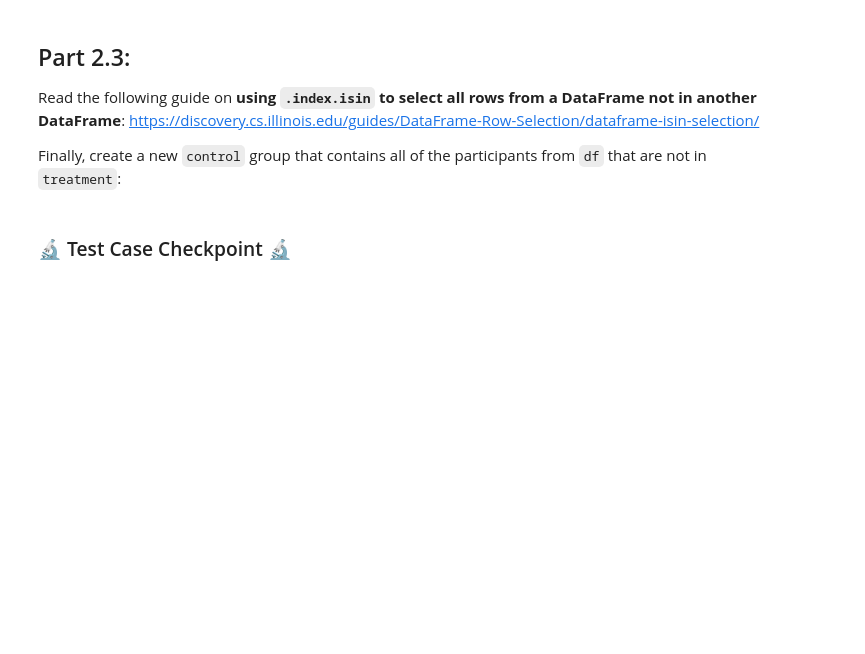
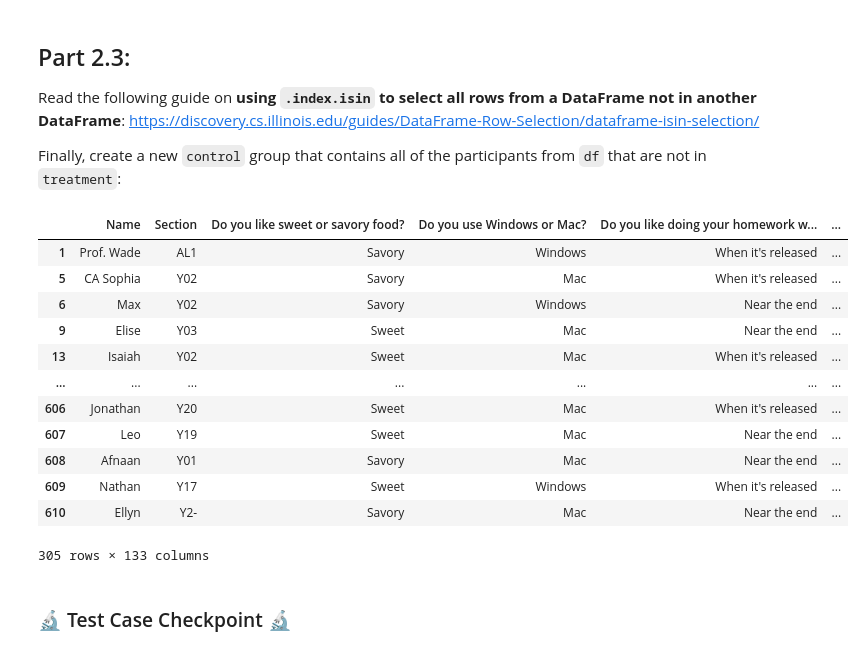
Before and after one commit to pdesire-20/Lab6, a Jupyter notebook: lab_exp_design.ipynb, the cells around one changed output. Cells and saved outputs as stored; diff of their text form; code cells hidden in the pictures; blank space fills up the shorter version.

```diff
--- a/lab_exp_design.ipynb
+++ b/lab_exp_design.ipynb
@@ -255,3 +298,20 @@ control
+# %%
+control = df[~df.index.isin(treatment.index)]
+control
+# %% [output]
+|  | Name | Section | Do you like sweet or savory food? | Do you use Windows or Mac? | Do you like doing your homework w... | ... |
+| 1 | Prof. Wade | AL1 | Savory | Windows | When it's released | ... |
+| 5 | CA Sophia | Y02 | Savory | Mac | When it's released | ... |
+| 6 | Max | Y02 | Savory | Windows | Near the end | ... |
+| 9 | Elise | Y03 | Sweet | Mac | Near the end | ... |
+| 13 | Isaiah | Y02 | Sweet | Mac | When it's released | ... |
+| ... | ... | ... | ... | ... | ... | ... |
+| 606 | Jonathan | Y20 | Sweet | Mac | When it's released | ... |
+| 607 | Leo | Y19 | Sweet | Mac | Near the end | ... |
+| 608 | Afnaan | Y01 | Savory | Mac | Near the end | ... |
+| 609 | Nathan | Y17 | Sweet | Windows | When it's released | ... |
+| 610 | Ellyn | Y2- | Savory | Mac | Near the end | ... |
+305 rows × 133 columns
 # %% [markdown]
 ### 🔬 Test Case Checkpoint 🔬
 # %%
```
Also changed, not shown: parts of 31 cells of this notebook.
